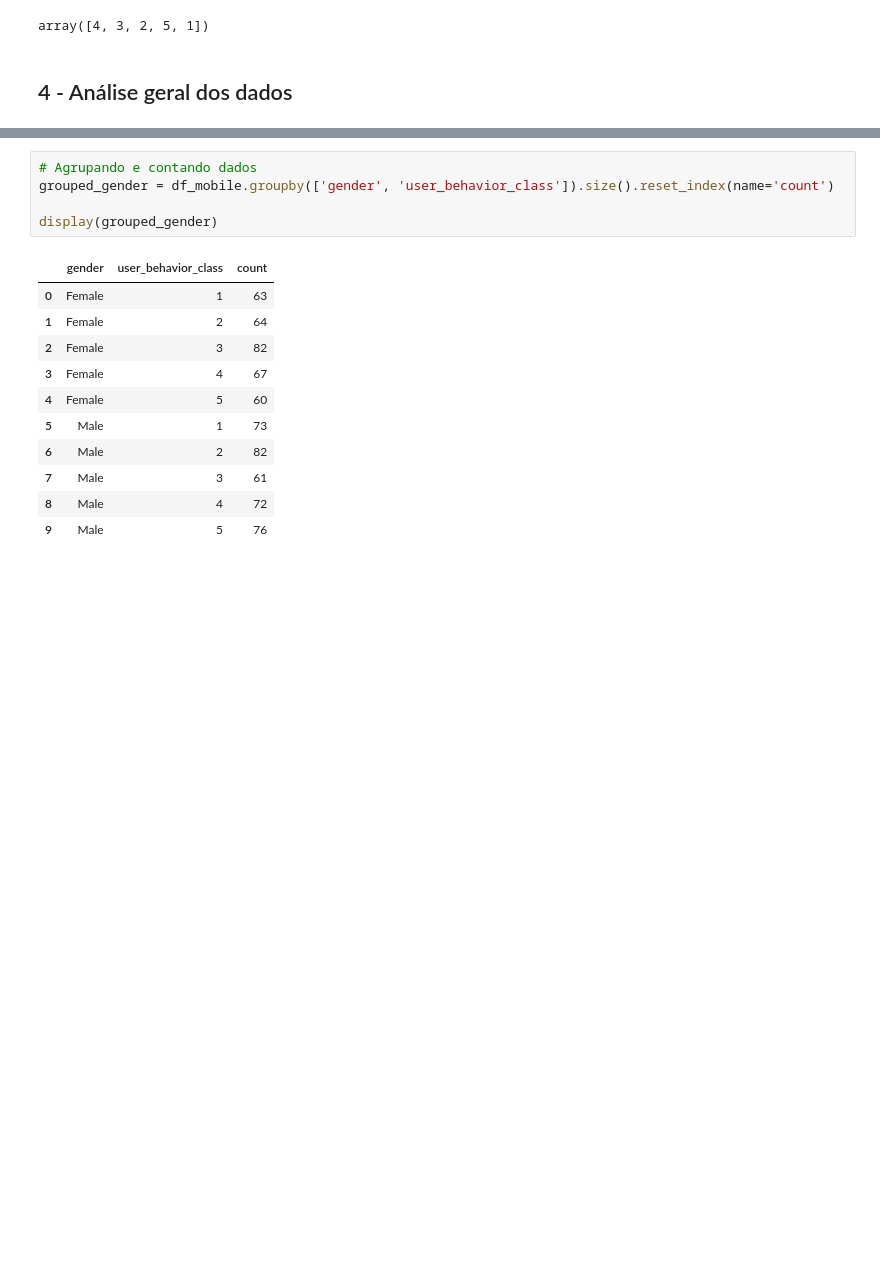
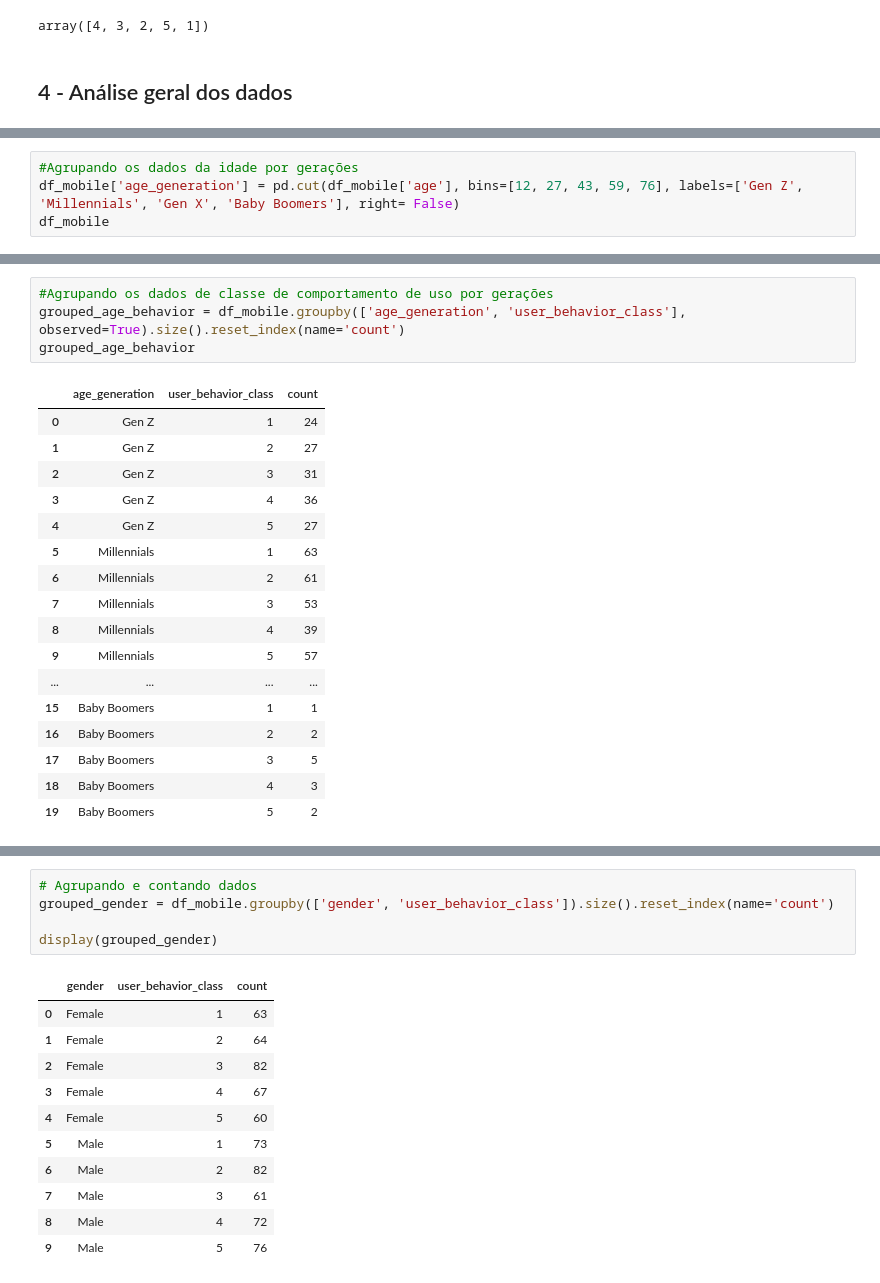
Before and after one commit to danielavescia/Mobile_Device_Usage, a Jupyter notebook: Mobile_Device_Usage.ipynb, the cells around one changed output, grey strips where cells are left out. Cells and saved outputs as stored; diff of their text form; blank space fills up the shorter version.

Commit message:
Distribuição de idade por geração e classe de comportamento

```diff
--- a/Mobile_Device_Usage.ipynb
+++ b/Mobile_Device_Usage.ipynb
@@ -123,0 +145,4 @@ array([4, 3, 2, 5, 1])
+# %%
+#Agrupando os dados da idade por gerações
+df_mobile['age_generation'] = pd.cut(df_mobile['age'], bins=[12, 27, 43, 59, 76], labels=['Gen Z', 'Millennials', 'Gen X', 'Baby Boomers'], right= False)
+df_mobile
@@ -123,0 +172,22 @@ array([4, 3, 2, 5, 1])
+# %%
+#Agrupando os dados de classe de comportamento de uso por gerações
+grouped_age_behavior = df_mobile.groupby(['age_generation', 'user_behavior_class'], observed=True).size().reset_index(name='count')
+grouped_age_behavior
+# %% [output]
+|  | age_generation | user_behavior_class | count |
+| 0 | Gen Z | 1 | 24 |
+| 1 | Gen Z | 2 | 27 |
+| 2 | Gen Z | 3 | 31 |
+| 3 | Gen Z | 4 | 36 |
+| 4 | Gen Z | 5 | 27 |
+| 5 | Millennials | 1 | 63 |
+| 6 | Millennials | 2 | 61 |
+| 7 | Millennials | 3 | 53 |
+| 8 | Millennials | 4 | 39 |
+| 9 | Millennials | 5 | 57 |
+| ... | ... | ... | ... |
+| 15 | Baby Boomers | 1 | 1 |
+| 16 | Baby Boomers | 2 | 2 |
+| 17 | Baby Boomers | 3 | 5 |
+| 18 | Baby Boomers | 4 | 3 |
+| 19 | Baby Boomers | 5 | 2 |
```
Also changed, not shown: parts of 12 cells of this notebook.
